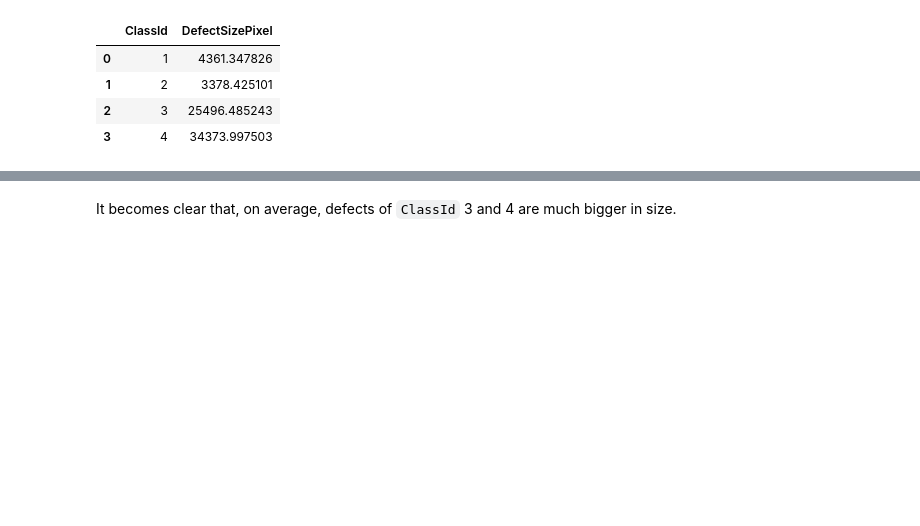
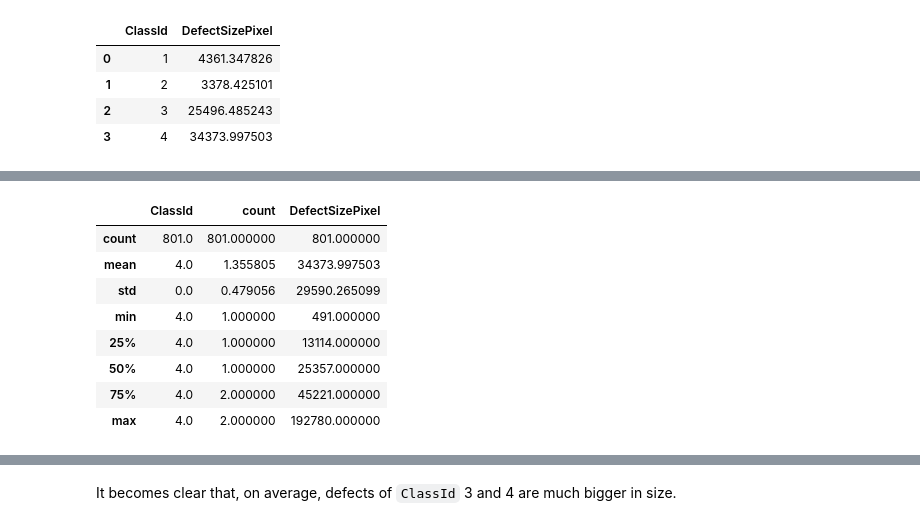
Before and after one commit to mic1899/CapstoneProject_SteelDefectDetection, a Jupyter notebook: 00_first-EDA.ipynb, the cells around one changed output, grey strips where cells are left out. Cells and saved outputs as stored; diff of their text form; code cells hidden in the pictures; blank space fills up the shorter version.

```diff
--- a/00_first-EDA.ipynb
+++ b/00_first-EDA.ipynb
@@ -65,0 +91,12 @@ df.groupby('ClassId')['DefectSizePixel'].mean().reset_index()
+# %%
+df.query('ClassId == 4').describe()
+# %% [output]
+|  | ClassId | count | DefectSizePixel |
+| count | 801.0 | 801.000000 | 801.000000 |
+| mean | 4.0 | 1.355805 | 34373.997503 |
+| std | 0.0 | 0.479056 | 29590.265099 |
+| min | 4.0 | 1.000000 | 491.000000 |
+| 25% | 4.0 | 1.000000 | 13114.000000 |
+| 50% | 4.0 | 1.000000 | 25357.000000 |
+| 75% | 4.0 | 2.000000 | 45221.000000 |
+| max | 4.0 | 2.000000 | 192780.000000 |
```
Also changed, not shown: parts of 20 cells of this notebook.
